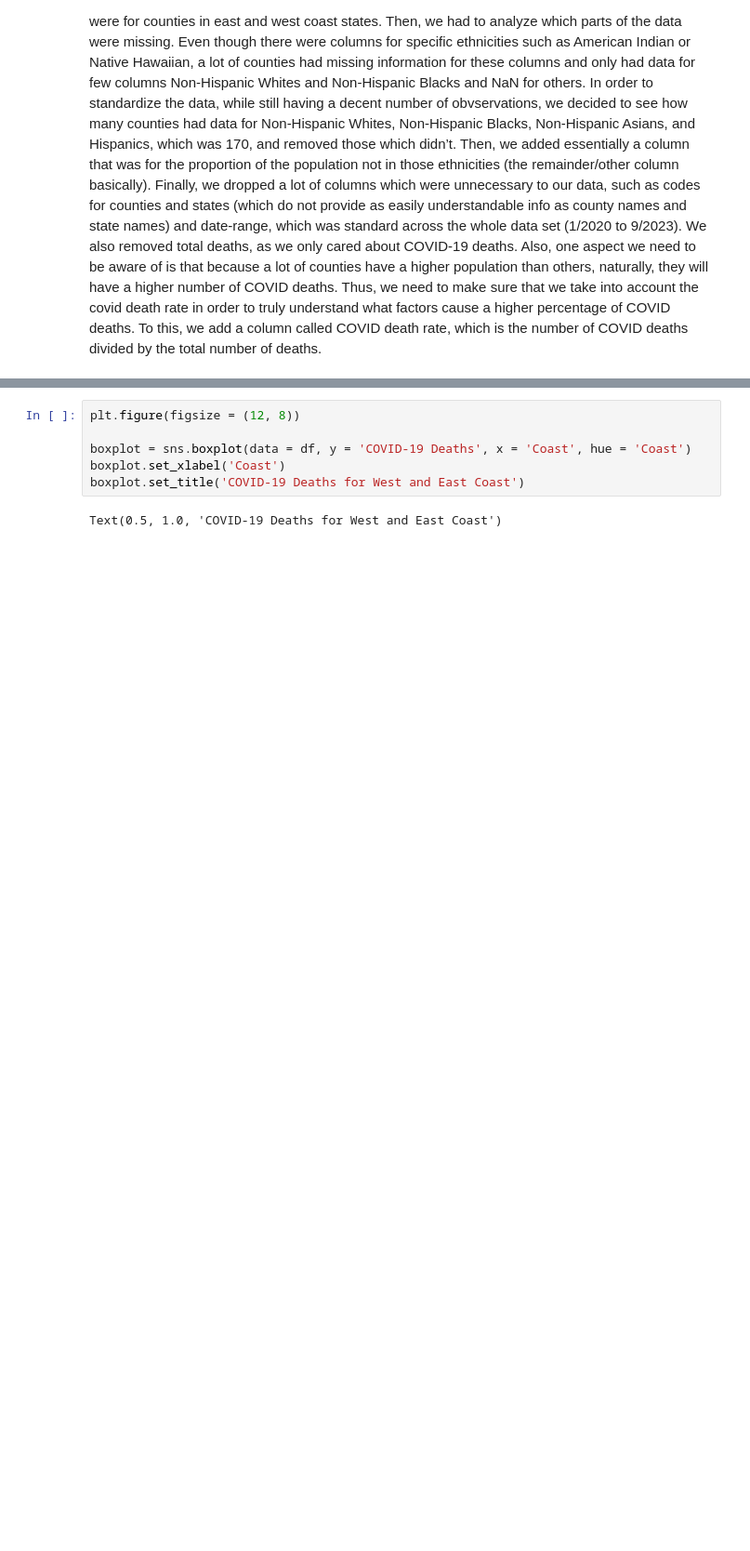
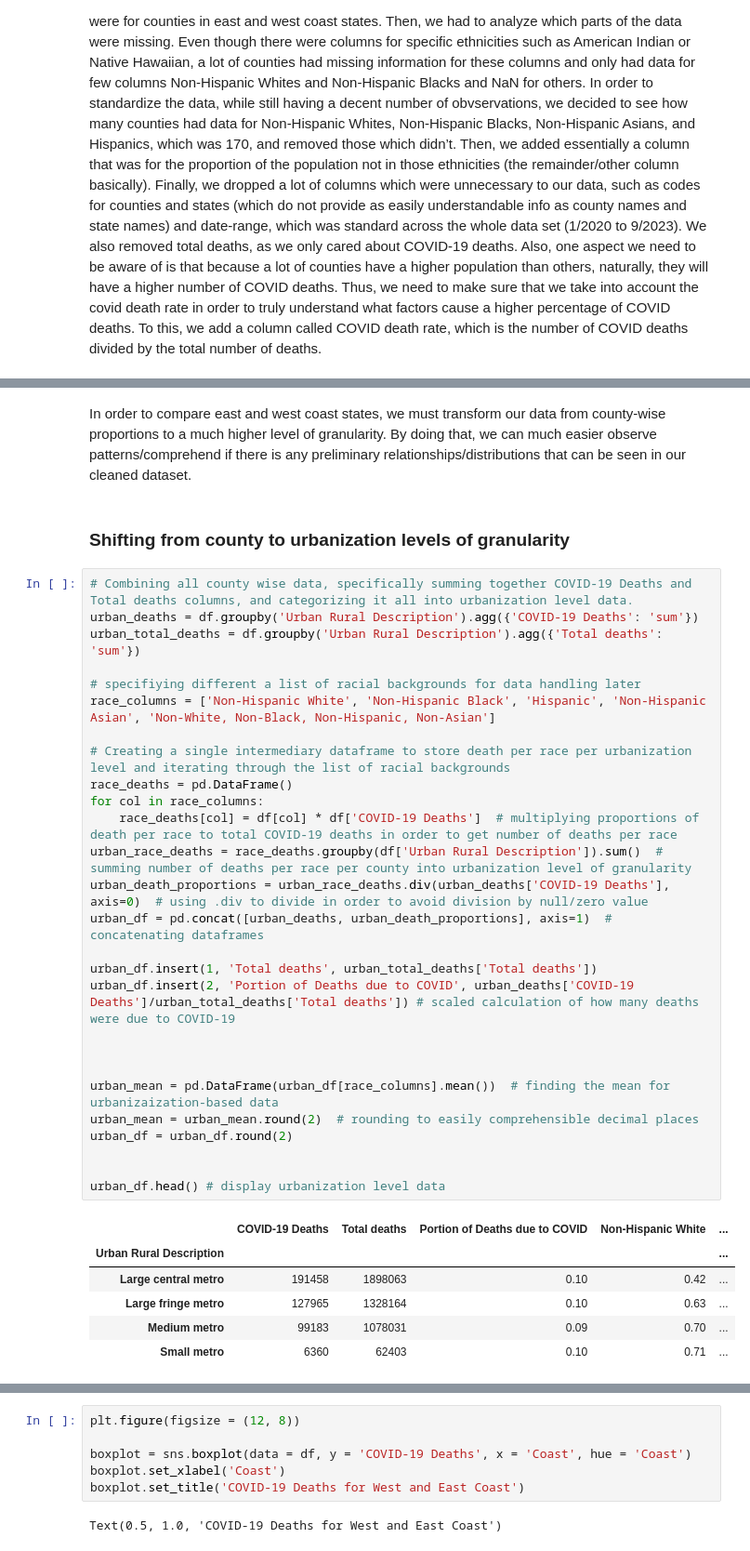
Before and after one commit to kshtwr/COVID-Mortality-Rate-in-Diverse-Cities, a Jupyter notebook: FinalProject_Group116_WI24.ipynb, the cells around one changed output, grey strips where cells are left out. Shown at 93% size. Saved outputs shown, nothing was run; the diff lists cells and outputs as text; blank space fills up the shorter version.

```diff
--- a/FinalProject_Group116_WI24.ipynb
+++ b/FinalProject_Group116_WI24.ipynb
@@ -149,0 +199,38 @@ To better understand how differently the East and West Coast were affected by CO
+# %% [markdown]
+In order to compare east and west coast states, we must transform our data from county-wise proportions to a much higher level of granularity. By doing that, we can much easier observe patterns/comprehend if there is any preliminary relationships/distributions that can be seen in our cleaned dataset.
+# %% [markdown]
+### Shifting from county to urbanization levels of granularity
+# %%
+# Combining all county wise data, specifically summing together COVID-19 Deaths and Total deaths columns, and categorizing it all into urbanization level data.
+urban_deaths = df.groupby('Urban Rural Description').agg({'COVID-19 Deaths': 'sum'})
+urban_total_deaths = df.groupby('Urban Rural Description').agg({'Total deaths': 'sum'})
+
+# specifiying different a list of racial backgrounds for data handling later
+race_columns = ['Non-Hispanic White', 'Non-Hispanic Black', 'Hispanic', 'Non-Hispanic Asian', 'Non-White, Non-Black, Non-Hispanic, Non-Asian']
+
+# Creating a single intermediary dataframe to store death per race per urbanization level and iterating through the list of racial backgrounds
+race_deaths = pd.DataFrame()
+for col in race_columns:
+    race_deaths[col] = df[col] * df['COVID-19 Deaths']  # multiplying proportions of death per race to total COVID-19 deaths in order to get number of deaths per race
+urban_race_deaths = race_deaths.groupby(df['Urban Rural Description']).sum()  # summing number of deaths per race per county into urbanization level of granularity
+urban_death_proportions = urban_race_deaths.div(urban_deaths['COVID-19 Deaths'], axis=0)  # using .div to divide in order to avoid division by null/zero value
+urban_df = pd.concat([urban_deaths, urban_death_proportions], axis=1)  # concatenating dataframes
+
+urban_df.insert(1, 'Total deaths', urban_total_deaths['Total deaths'])
+urban_df.insert(2, 'Portion of Deaths due to COVID', urban_deaths['COVID-19 Deaths']/urban_total_deaths['Total deaths']) # scaled calculation of how many deaths were due to COVID-19
+
+
+
+urban_mean = pd.DataFrame(urban_df[race_columns].mean())  # finding the mean for urbanizaization-based data
+urban_mean = urban_mean.round(2)  # rounding to easily comprehensible decimal places
+urban_df = urban_df.round(2)
+
+
+urban_df.head() # display urbanization level data
+# %% [output]
+|  | COVID-19 Deaths | Total deaths | Portion of Deaths due to COVID | Non-Hispanic White | ... |
+| Urban Rural Description |  |  |  |  | ... |
+| Large central metro | 191458 | 1898063 | 0.10 | 0.42 | ... |
+| Large fringe metro | 127965 | 1328164 | 0.10 | 0.63 | ... |
+| Medium metro | 99183 | 1078031 | 0.09 | 0.70 | ... |
+| Small metro | 6360 | 62403 | 0.10 | 0.71 | ... |
```
Also changed, not shown: parts of 26 cells of this notebook.
